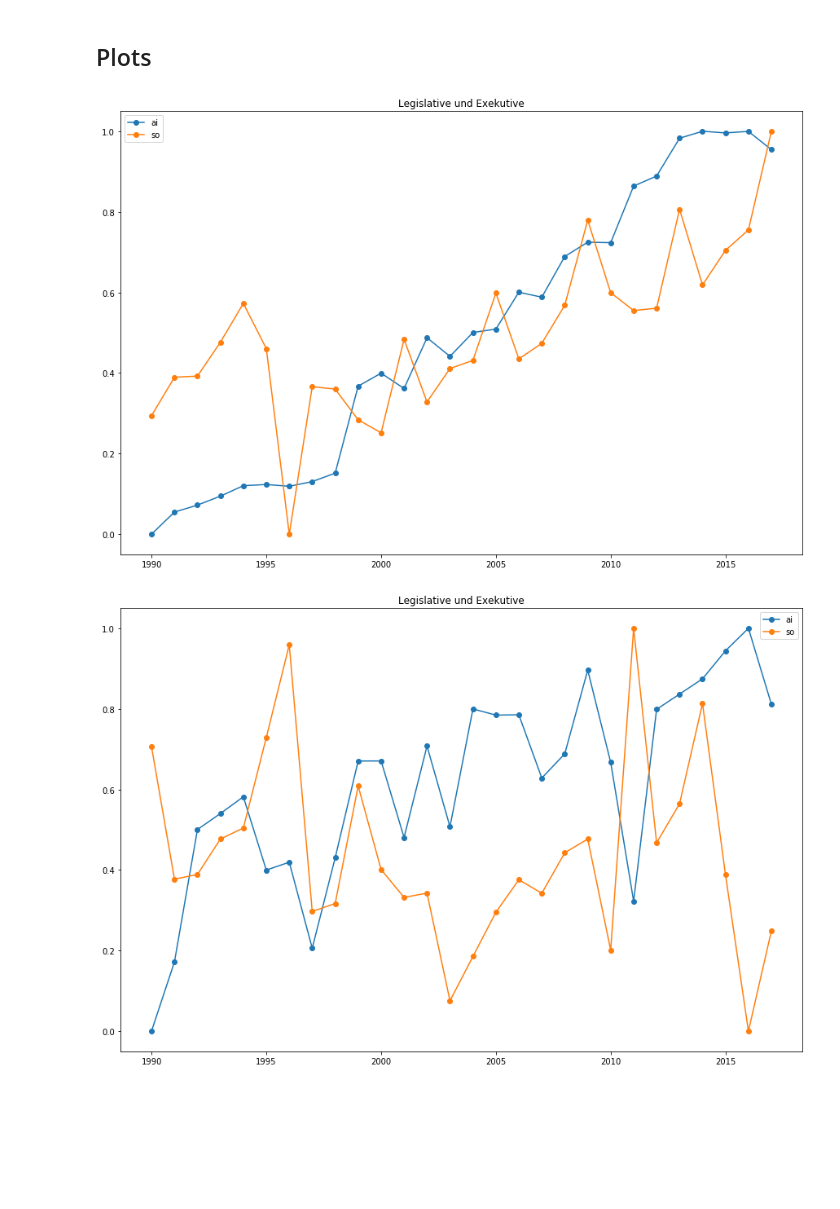
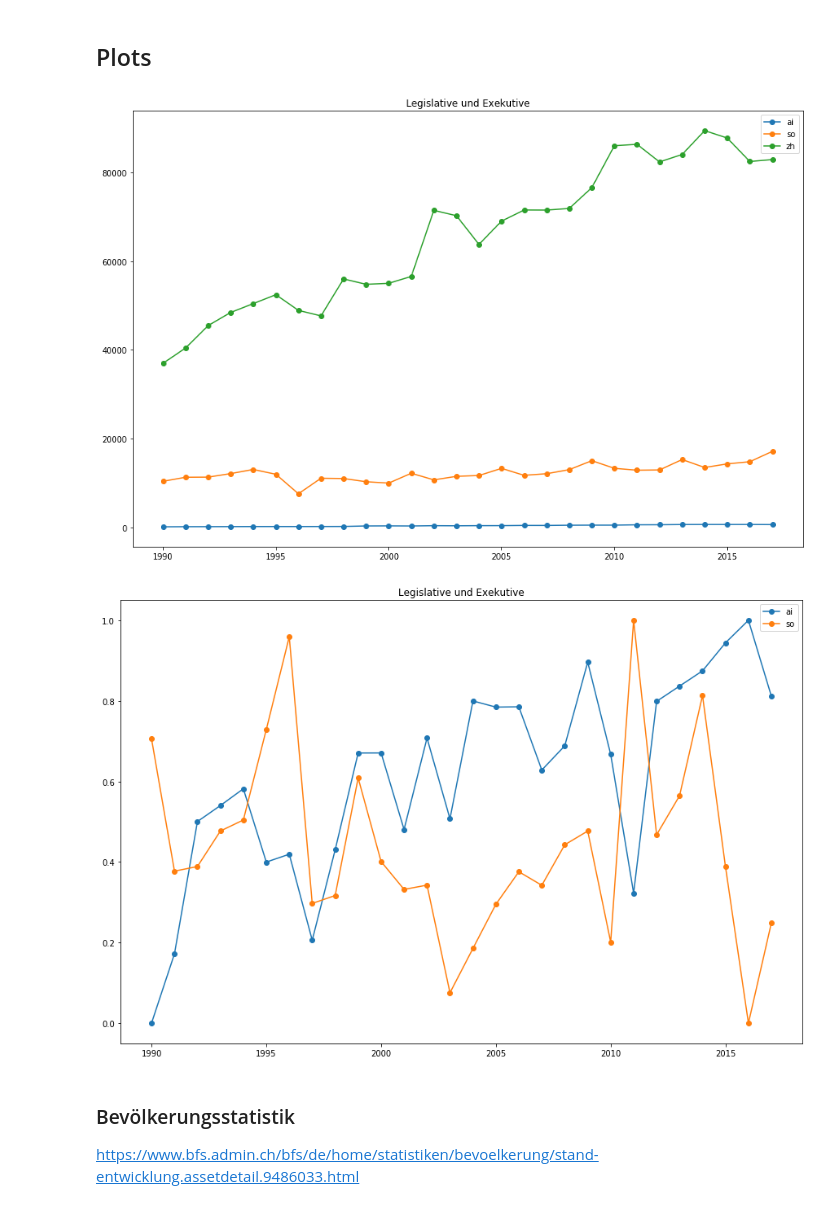
Before and after one commit to weber-chris/prettyfin, a Jupyter notebook: notebooks/data_preprocessing.ipynb, the cells around one changed output. Drawn from its saved outputs; the diff is of its cells as text; code cells hidden in the pictures; blank space fills up the shorter version.

```diff
--- a/notebooks/data_preprocessing.ipynb
+++ b/notebooks/data_preprocessing.ipynb
@@ -231,9 +236,12 @@ def plot_feature_on_multiple_cantons(df,
     plt.title(funkt_id_map[feature])
     plt.show()
 # %%
-plot_feature_on_multiple_cantons(df_ausgaben_all, '01', ['ai', 'so'], True)
+plot_feature_on_multiple_cantons(df_ausgaben_all, '01', ['ai', 'so', 'zh'], False)
 
 plot_feature_on_multiple_cantons(df_einnahmen_all, '01', ['ai', 'so'], True)
 # %% [output]
-[figure, old version]
+[figure, new version]
 [figure]
+# %% [markdown]
+### Bevölkerungsstatistik
+https://www.bfs.admin.ch/bfs/de/home/statistiken/bevoelkerung/stand-entwicklung.assetdetail.9486033.html
```
Also changed, not shown: parts of 6 cells of this notebook, 6 other files.
